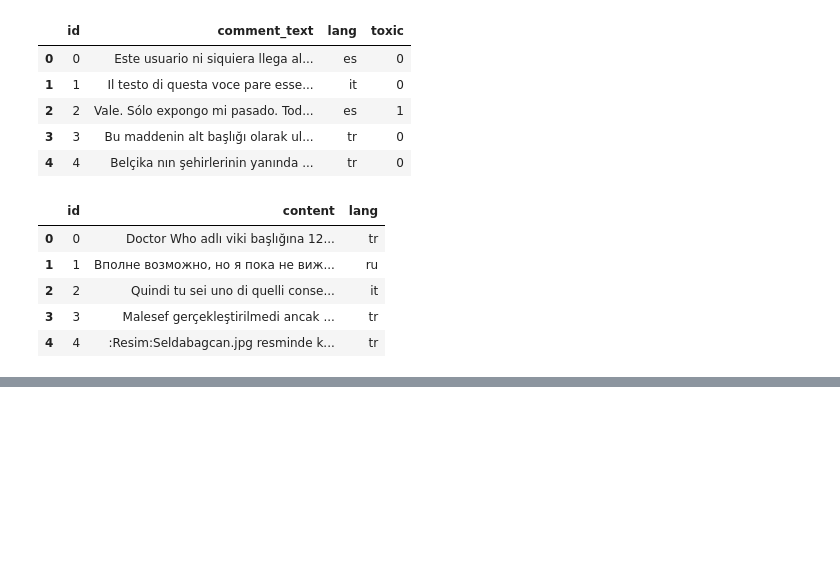
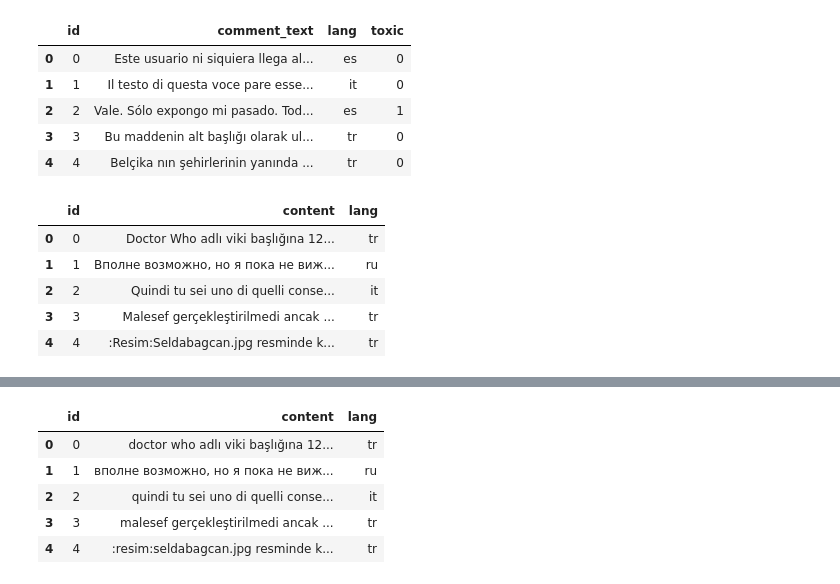
Before and after one commit to smsubham/Jigsaw-Multilingual-Toxic-Comment-Classification, a Jupyter notebook: Jigsaw Multilingual Toxic Comment Classification.ipynb, the cells around one changed output, grey strips where cells are left out. Cells and saved outputs as stored; diff of their text form; code cells hidden in the pictures; blank space fills up the shorter version.

```diff
--- a/Jigsaw Multilingual Toxic Comment Classification.ipynb
+++ b/Jigsaw Multilingual Toxic Comment Classification.ipynb
@@ -18,7 +42,11 @@ print(tf.__version__)
 # EDA
 # %%
 import pandas as pd
+
+start = time.perf_counter()
 #loading data
 train_data = pd.read_csv("data/jigsaw-toxic-comment-train.csv")
 validation_data = pd.read_csv("data/validation.csv")
 test_data = pd.read_csv("data/test.csv")
+end = time.perf_counter()
+print('Elapsed time: ' + str(end - start))
@@ -108,0 +147,32 @@ fig.update_layout(title_text='Common words in comments')
+# %%
+# Remove usernames and links
+import re
+
+val = validation_data
+train = train_data
+def clean_text(text):
+    # fill the missing entries and convert them to lower case
+    text = text.fillna("fillna").str.lower()
+    # replace the newline characters with space
+    text = text.map(lambda x: re.sub('\\n',' ',str(x)))
+    text = text.map(lambda x: re.sub("\[\[User.*",'',str(x)))
+    # remove usernames and links
+    text = text.map(lambda x: re.sub("\d{1,3}\.\d{1,3}\.\d{1,3}\.\d{1,3}",'',str(x)))
+    text = text.map(lambda x: re.sub("\(http://.*?\s\(http://.*\)",'',str(x)))
+    return text
+
+start = time.perf_counter()
+val["comment_text"] = clean_text(val["comment_text"])
+end = time.perf_counter()
+print('Elapsed time: ' + str(end - start))
+
+
+start = time.perf_counter()
+test_data["content"] = clean_text(test_data["content"])
+end = time.perf_counter()
+print('Elapsed time: ' + str(end - start))
+
+start = time.perf_counter()
+train["comment_text"] = clean_text(train["comment_text"])
+end = time.perf_counter()
+print('Elapsed time: ' + str(end - start))
@@ -108,0 +201,9 @@ fig.update_layout(title_text='Common words in comments')
+# %%
+test_data.head()
+# %% [output]
+|  | id | content | lang |
+| 0 | 0 | doctor who adlı viki başlığına 12... | tr |
+| 1 | 1 | вполне возможно, но я пока не виж... | ru |
+| 2 | 2 | quindi tu sei uno di quelli conse... | it |
+| 3 | 3 | malesef gerçekleştirilmedi ancak ... | tr |
+| 4 | 4 | :resim:seldabagcan.jpg resminde k... | tr |
```
Also changed, not shown: parts of 13 cells of this notebook.
